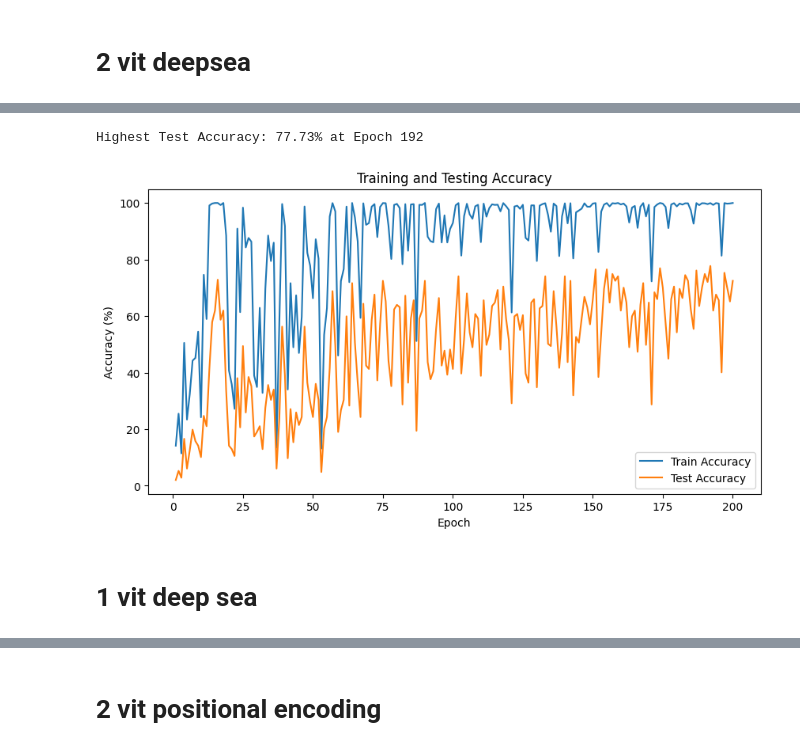
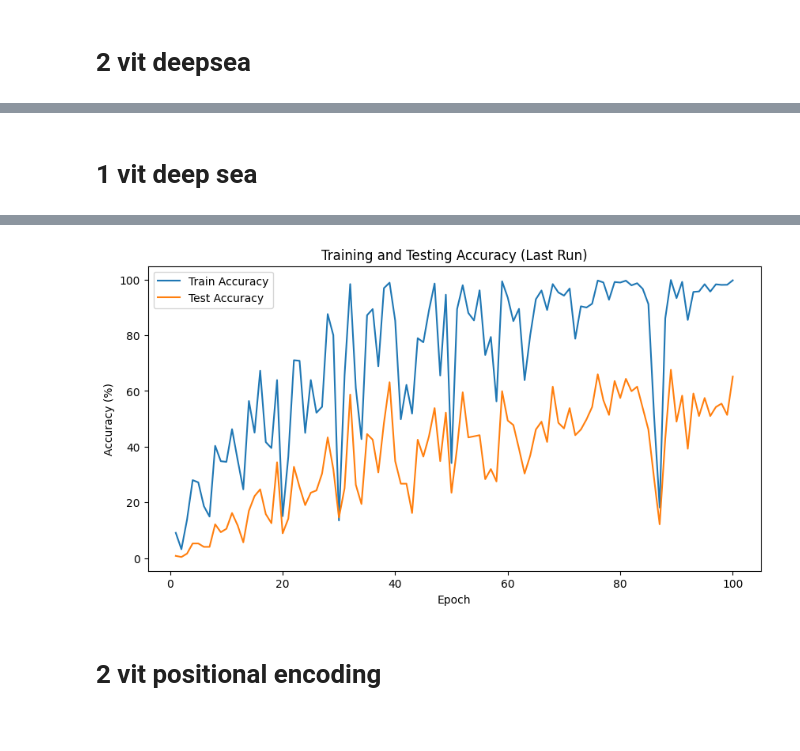
Before and after one commit to wasssup123/fyp, a Jupyter notebook: 2 vit fusion.ipynb, the cells around one changed output, grey strips where cells are left out. Cells and saved outputs as stored; diff of their text form; code cells hidden in the pictures.

```diff
--- a/2 vit fusion.ipynb
+++ b/2 vit fusion.ipynb
@@ -356,23 +414,0 @@ KeyboardInterrupt:
-# %%
-###################################
-# 6. Print the highest test accuracy and its corresponding epoch
-###################################
-best_test_acc = max(test_acc_list)
-best_epoch = test_acc_list.index(best_test_acc) + 1  # epochs are 1-indexed
-print(f"Highest Test Accuracy: {best_test_acc:.2f}% at Epoch {best_epoch}")
-
-###################################
-# 7. Plotting the Training and Testing Accuracy
-###################################
-epochs_range = range(1, epochs + 1)
-plt.figure(figsize=(10, 5))
-plt.plot(epochs_range, train_acc_list, label="Train Accuracy")
-plt.plot(epochs_range, test_acc_list, label="Test Accuracy")
-plt.xlabel("Epoch")
-plt.ylabel("Accuracy (%)")
-plt.title("Training and Testing Accuracy")
-plt.legend()
-plt.show()
-# %% [output]
-Highest Test Accuracy: 77.73% at Epoch 192
-[figure, removed]
@@ -766,6 +424,7 @@ import torch.nn as nn
 import torch.optim as optim
 from torch.utils.data import Dataset, DataLoader
 from torch.nn.utils.rnn import pad_sequence
+import torch.nn.functional as F
 
 from Bio import SeqIO
 import matplotlib.pyplot as plt  # For plotting
@@ -943,8 +602,11 @@ class ViTDeepSEAEncoder(nn.Module):
         x = x.transpose(1, 2)            # [B, L_out, num_conv_filters[-1]]
         x = self.proj(x)                 # [B, L_out, d_model]
         B, L, _ = x.size()
-        # Use positional embeddings (truncate if necessary)
-        pos_embed = self.pos_embedding[:, :L, :]
+        # Use positional embeddings, but if L exceeds max_tokens, interpolate.
+        if L > self.max_tokens:
+            pos_embed = F.interpolate(self.pos_embedding.transpose(1,2), size=L, mode='linear', align_corners=False).transpose(1,2)
+        else:
+            pos_embed = self.pos_embedding[:, :L, :]
         x = x + pos_embed
         x = self.transformer_encoder(x)  # [B, L, d_model]
         # Pool over tokens (mean pooling)
@@ -1023,7 +685,7 @@ vocab = build_kmer_vocab(tmp_data, k=k)
 # 5. Run the Experiment 10 Times
 ###################################
 num_runs = 10
-epochs = 200
+epochs = 100
 
 all_run_best_acc = []  # To store best test accuracy per run
 all_run_best_epoch = []  # To store corresponding epoch per run
@@ -1128,3 +790,4 @@ plt.ylabel("Accuracy (%)")
 plt.title("Training and Testing Accuracy (Last Run)")
 plt.legend()
 plt.show()
+# %% [output]
@@ -1131,3 +811,4 @@ plt.show()
+[figure, added]
 # %% [markdown]
 # 2 vit positional encoding
 # %%
```
Also changed, not shown: parts of 4 cells of this notebook.
